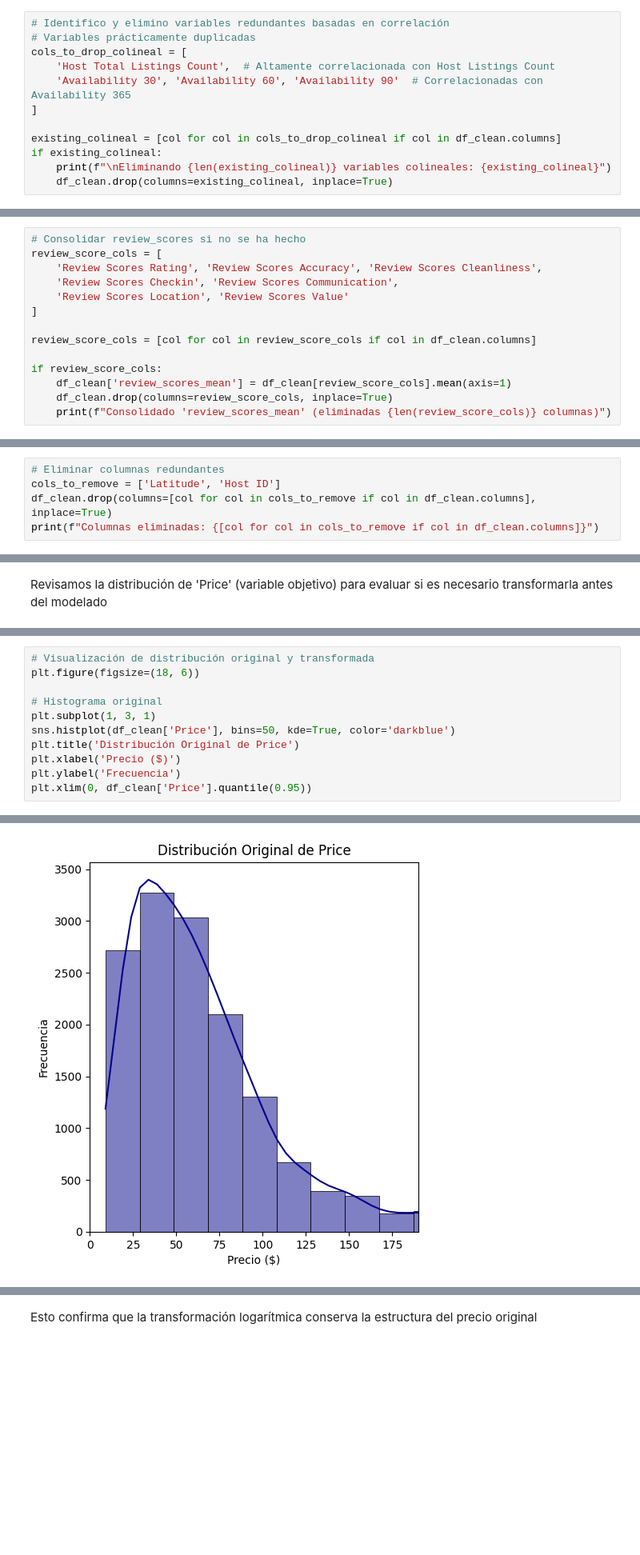
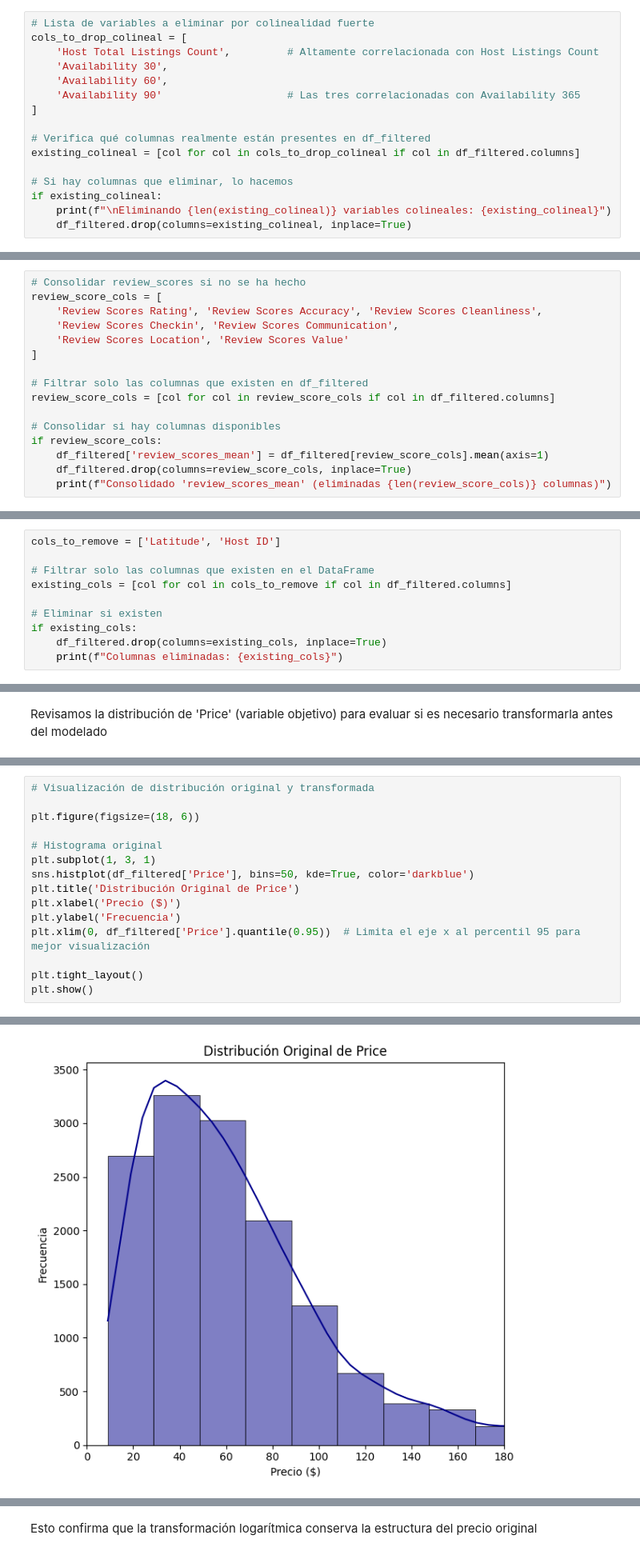
Before and after one commit to gonzalezulises/airbnb-pricing-ml, a Jupyter notebook: notebooks/01. Exploracion de datos y preparacion.ipynb, the cells around one changed output, grey strips where cells are left out. Shown at 80% size. Saved outputs shown, nothing was run; the diff lists cells and outputs as text; blank space fills up the shorter version.

```diff
--- a/notebooks/01. Exploracion de datos y preparacion.ipynb
+++ b/notebooks/01. Exploracion de datos y preparacion.ipynb
@@ -770,15 +899,19 @@ Pares de variables con alta correlación (>0.8):
 # %%
-# Identifico y elimino variables redundantes basadas en correlación
-# Variables prácticamente duplicadas
+# Lista de variables a eliminar por colinealidad fuerte
 cols_to_drop_colineal = [
-    'Host Total Listings Count',  # Altamente correlacionada con Host Listings Count
-    'Availability 30', 'Availability 60', 'Availability 90'  # Correlacionadas con Availability 365
+    'Host Total Listings Count',         # Altamente correlacionada con Host Listings Count
+    'Availability 30',
+    'Availability 60',
+    'Availability 90'                    # Las tres correlacionadas con Availability 365
 ]
 
-existing_colineal = [col for col in cols_to_drop_colineal if col in df_clean.columns]
+# Verifica qué columnas realmente están presentes en df_filtered
+existing_colineal = [col for col in cols_to_drop_colineal if col in df_filtered.columns]
+
+# Si hay columnas que eliminar, lo hacemos
 if existing_colineal:
     print(f"\nEliminando {len(existing_colineal)} variables colineales: {existing_colineal}")
-    df_clean.drop(columns=existing_colineal, inplace=True)
+    df_filtered.drop(columns=existing_colineal, inplace=True)
 # %% [output]
 Eliminando 4 variables colineales: ['Host Total Listings Count', 'Availability 30', 'Availability 60', 'Availability 90']
 # %% [markdown]
@@ -914,17 +1089,24 @@ review_score_cols = [
     'Review Scores Location', 'Review Scores Value'
 ]
 
-review_score_cols = [col for col in review_score_cols if col in df_clean.columns]
+# Filtrar solo las columnas que existen en df_filtered
+review_score_cols = [col for col in review_score_cols if col in df_filtered.columns]
 
+# Consolidar si hay columnas disponibles
 if review_score_cols:
-    df_clean['review_scores_mean'] = df_clean[review_score_cols].mean(axis=1)
-    df_clean.drop(columns=review_score_cols, inplace=True)
+    df_filtered['review_scores_mean'] = df_filtered[review_score_cols].mean(axis=1)
+    df_filtered.drop(columns=review_score_cols, inplace=True)
     print(f"Consolidado 'review_scores_mean' (eliminadas {len(review_score_cols)} columnas)")
 # %% [output]
 Consolidado 'review_scores_mean' (eliminadas 7 columnas)
 # %%
-# Eliminar columnas redundantes
 cols_to_remove = ['Latitude', 'Host ID']
-df_clean.drop(columns=[col for col in cols_to_remove if col in df_clean.columns], inplace=True)
-print(f"Columnas eliminadas: {[col for col in cols_to_remove if col in df_clean.columns]}")
+
+# Filtrar solo las columnas que existen en el DataFrame
+existing_cols = [col for col in cols_to_remove if col in df_filtered.columns]
+
+# Eliminar si existen
+if existing_cols:
+    df_filtered.drop(columns=existing_cols, inplace=True)
+    print(f"Columnas eliminadas: {existing_cols}")
 # %% [output]
@@ -987,12 +1180,16 @@ Asimetría (skew) original: 4.37
 # %%
 # Visualización de distribución original y transformada
+
 plt.figure(figsize=(18, 6))
 
 # Histograma original
 plt.subplot(1, 3, 1)
-sns.histplot(df_clean['Price'], bins=50, kde=True, color='darkblue')
+sns.histplot(df_filtered['Price'], bins=50, kde=True, color='darkblue')
 plt.title('Distribución Original de Price')
 plt.xlabel('Precio ($)')
 plt.ylabel('Frecuencia')
-plt.xlim(0, df_clean['Price'].quantile(0.95))
+plt.xlim(0, df_filtered['Price'].quantile(0.95))  # Limita el eje x al percentil 95 para mejor visualización
+
+plt.tight_layout()
+plt.show()
 # %% [output]
@@ -1000,4 +1196,4 @@ plt.xlim(0, df_clean['Price'].quantile(0.95))
-[figure, old version]
+[figure, new version]
 # %%
 # Boxplot original
 plt.subplot(1, 3, 2)
```
Also changed, not shown: parts of 45 cells of this notebook, 3 other files.
